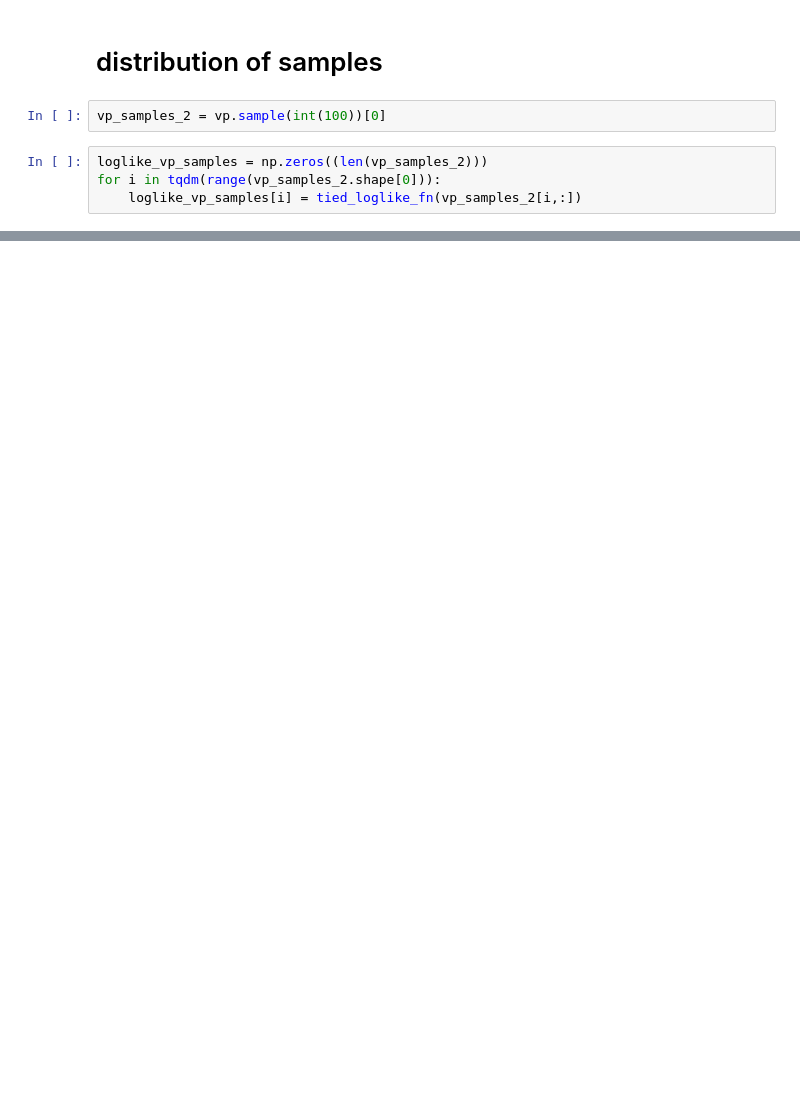
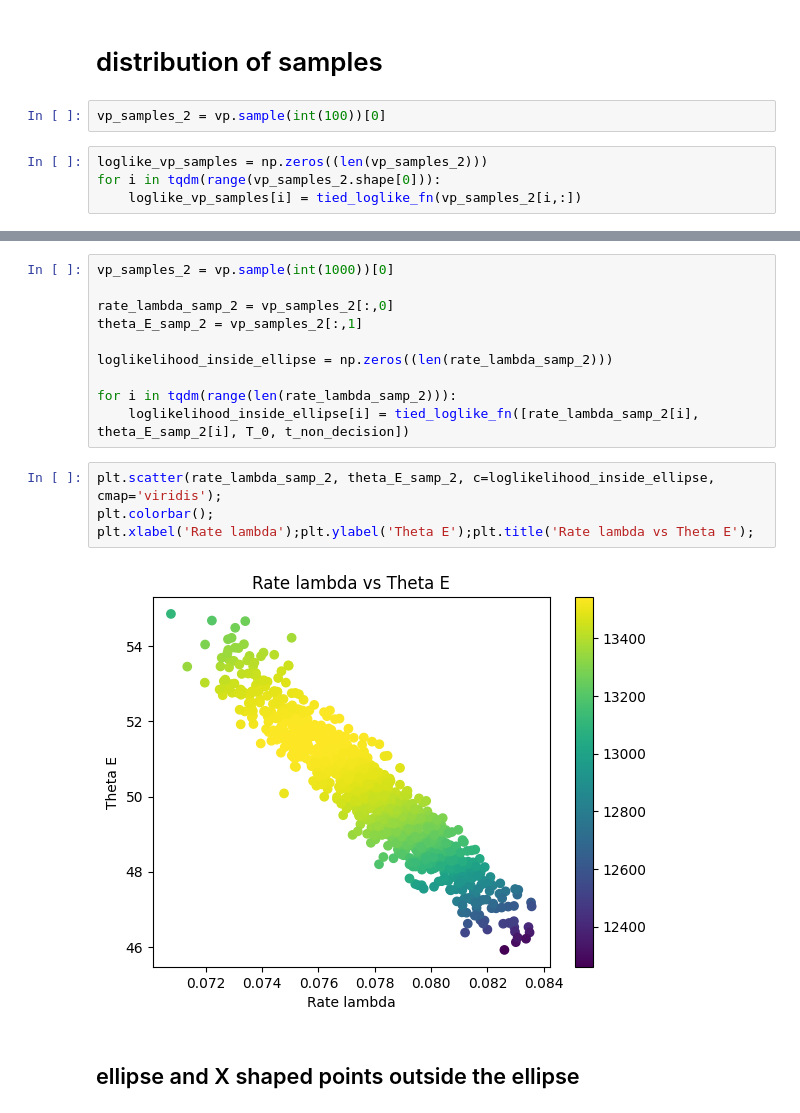
Before and after one commit to rakaar/ddm_codes, a Jupyter notebook: action_init_ddm/vbmc_tied_model.ipynb, the cells around one changed output, grey strips where cells are left out. Drawn from its saved outputs; the diff is of its cells as text; blank space fills up the shorter version.

```diff
--- a/action_init_ddm/vbmc_tied_model.ipynb
+++ b/action_init_ddm/vbmc_tied_model.ipynb
@@ -246,0 +310,18 @@ plt.xlabel('Loglike');plt.ylabel('Count');plt.title('Loglike distribution');
+# %%
+vp_samples_2 = vp.sample(int(1000))[0]
+
+rate_lambda_samp_2 = vp_samples_2[:,0]
+theta_E_samp_2 = vp_samples_2[:,1]
+
+loglikelihood_inside_ellipse = np.zeros((len(rate_lambda_samp_2)))
+
+for i in tqdm(range(len(rate_lambda_samp_2))):
+    loglikelihood_inside_ellipse[i] = tied_loglike_fn([rate_lambda_samp_2[i], theta_E_samp_2[i], T_0, t_non_decision])
+# %%
+plt.scatter(rate_lambda_samp_2, theta_E_samp_2, c=loglikelihood_inside_ellipse, cmap='viridis');
+plt.colorbar();
+plt.xlabel('Rate lambda');plt.ylabel('Theta E');plt.title('Rate lambda vs Theta E');
+# %% [output]
+[figure, added]
+# %% [markdown]
+## ellipse and X shaped points outside the ellipse
```
Also changed, not shown: parts of 50 cells of this notebook, 1 other file.
